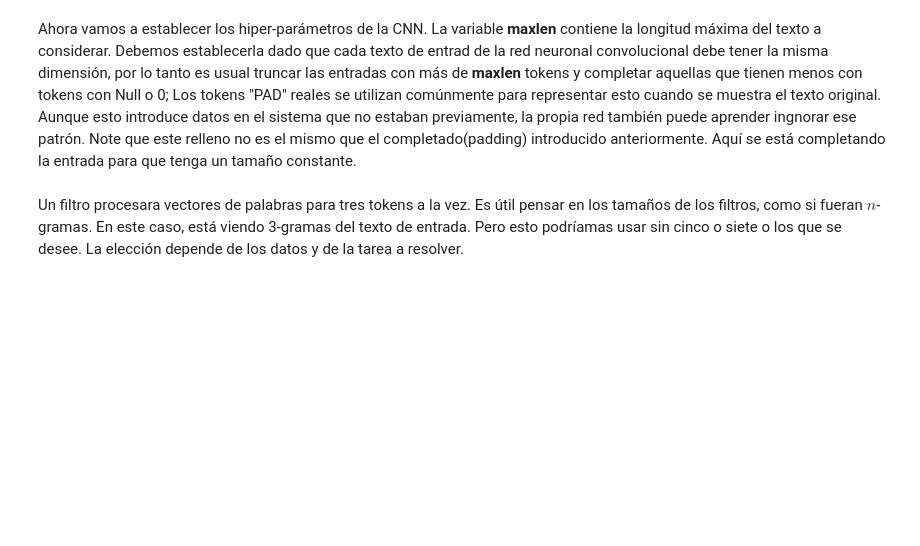
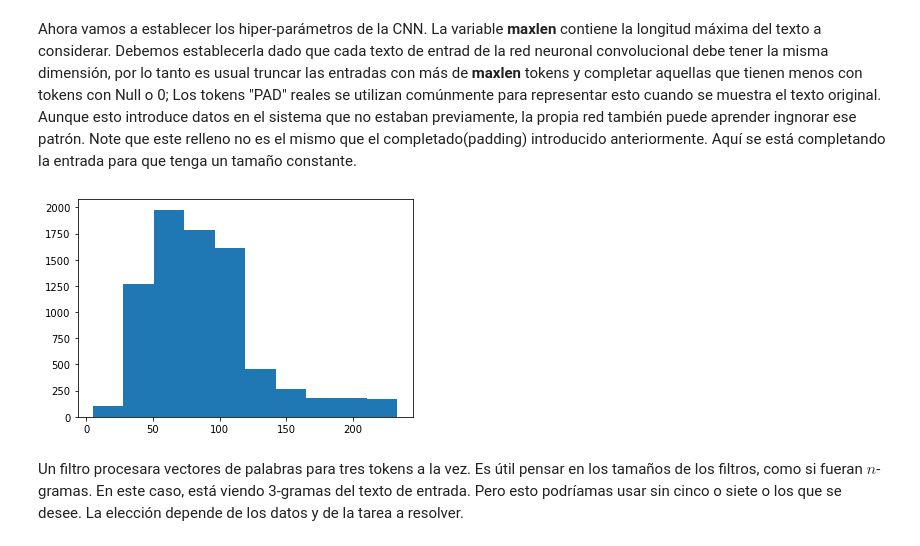
Before and after one commit to kyriox/nlp, a Jupyter notebook: 08_CNN_en_texto.ipynb, the cells around one changed output. Drawn from its saved outputs; the diff is of its cells as text; code cells hidden in the pictures; blank space fills up the shorter version.

```diff
--- a/08_CNN_en_texto.ipynb
+++ b/08_CNN_en_texto.ipynb
@@ -255,12 +280,18 @@ word_vectors= api.load('glove-twitter-25')
 # %%
 #Implementamos un shortcut para vectorizar cada sentencia el conjunto de datos
-def vectorize_dataset(data):
-   pass
+def vectorize_dataset(docs, tokenizer=my_tokenizer):
+    data_vectors=[]
+    for tw in docs:
+        tokens=my_tokenizer(tw)
+        vec=[word_vectors[token] for token in tokens
+             if token in word_vectors]
+        data_vectors.append(vec)
+    return data_vectors
 # %%
-#vetorizamos el conjunto de entrenamineto los vectores de entrenamiento
-#obtenemos las etiquetas para el conjunto de entrenamiento
-#vetorizamos el conjunto de
-#obtenemos as etiquetas del conjuto de prueba validacion
+todos = vectorize_dataset(train_df.text)#vetorizamos el conjunto de entrenamineto los vectores de entrenamiento
+labels= train_df.is_humor.values#obtenemos las etiquetas para el conjunto de entrenamiento
+val = vectorize_dataset(test_df.text) #vetorizamos el conjunto de validacion
+yv = test_df.is_humor #obtenemos as etiquetas del conjuto de prueba validacion
 # %% [markdown]
 A continuación partimos el conjuto de entrenamiento en que será la entrada de la red ( train, y_train) y un conjunto de datos de prueba (test, y_test) que se separan para evaluar el aprendizaje y generalización de la red. Esto lo podemos hacer utilizando `train_test_split`
 # %%
@@ -272,4 +304,9 @@ from sklearn.model_selection import train_test_split
 
 Ahora vamos a establecer los hiper-parámetros de la CNN. La variable **maxlen** contiene la longitud máxima del texto a considerar. Debemos establecerla dado que cada texto de entrad  de la red neuronal convolucional debe tener la misma dimensión, por lo tanto es usual truncar las entradas con más de **maxlen** tokens y completar aquellas que tienen menos con tokens con Null o 0; Los tokens "PAD" reales se utilizan comúnmente para representar esto cuando se muestra el texto original. Aunque esto introduce datos en el sistema que no estaban previamente, la propia red también puede aprender ingnorar ese patrón.
 Note que este relleno no es el mismo que el completado(padding) introducido anteriormente. Aquí se está completando la entrada para que tenga un tamaño constante.
+# %%
+# Numero de tokens por tweet
+plt.hist([len(v) for v in todos]);
+# %% [output]
+[figure, added]
 # %%
```
Also changed, not shown: parts of 63 cells of this notebook, 1 other file.
